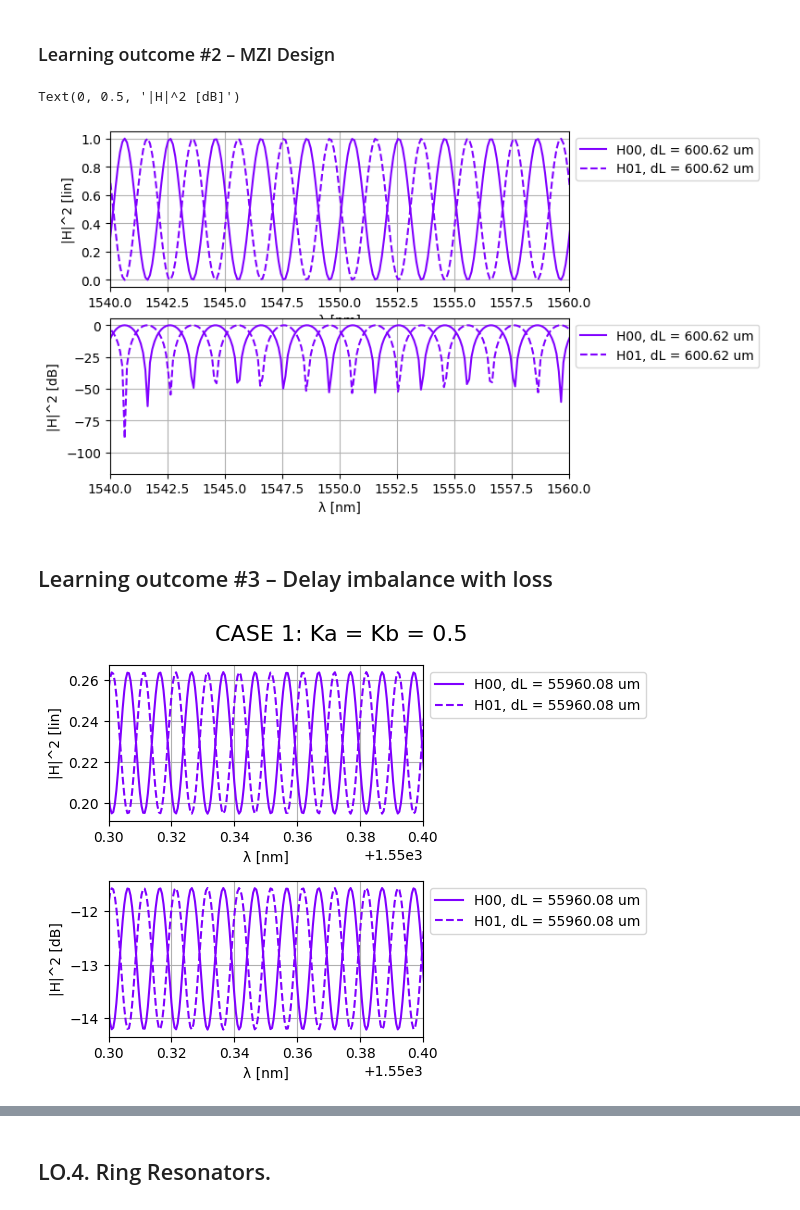
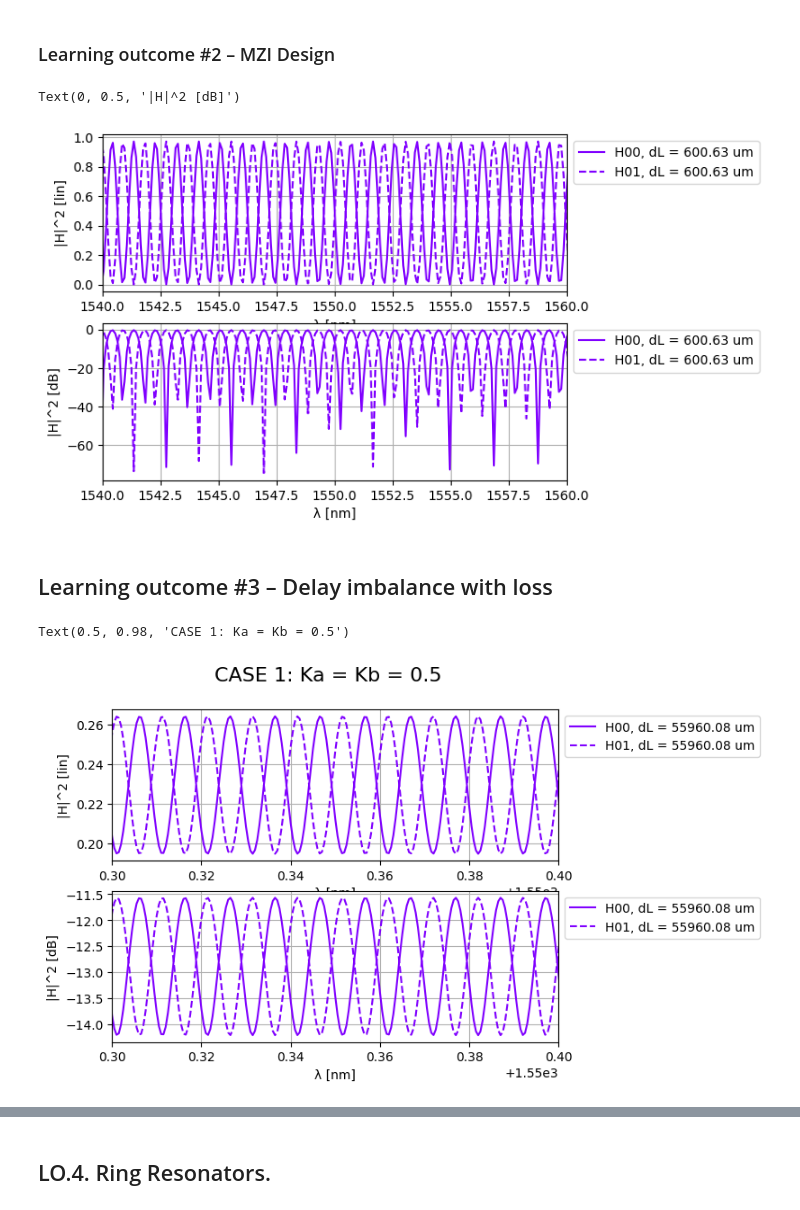
Before and after one commit to miiraandaa/cifoin-lab3, a Jupyter notebook: CIRCUITS_&_COMPACT_MODELS.ipynb, the cells around one changed output, grey strips where cells are left out. Cells and saved outputs as stored; diff of their text form; code cells hidden in the pictures.

```diff
--- a/CIRCUITS_&_COMPACT_MODELS.ipynb
+++ b/CIRCUITS_&_COMPACT_MODELS.ipynb
@@ -341,10 +341,10 @@ Text(0, 0.5, '|H|^2 [dB]')
 wl = jnp.linspace(1.50, 1.60, 1000)
 
 # Length values to simulate. We have a base length and we will vary the length of one arm using delta_l_v
-FSR_lambda= 2 * 10**3
+FSR_lambda= 2 * 10**-3
 neff=1.6072
 ng=2.0
-Lambda=1550
+Lambda=1.55
 delta_l_v = np.array([(Lambda**2)/(FSR_lambda * ng)])
 l_base = 10.0
 
@@ -384,7 +384,7 @@ ax[0].set_ylabel("|H|^2 [lin]")
 ax[1].set_ylabel("|H|^2 [dB]")
 # %% [output]
 Text(0, 0.5, '|H|^2 [dB]')
-[figure, old version]
+[figure, new version]
 # %% [markdown]
 ## Learning outcome #3 – Delay imbalance with loss
 # %%
@@ -420,35 +420,36 @@ for i, delta_l in enumerate(delta_l_v):
     # First we instantiate the MZI with the desired lengths
     mzi_test = mzi(
         wl=wl,
         wvg_S={"length": l_base, "neff": n_eff, "ng": n_g, "D": d, "loss": loss},
         wvg_N={"length": l_base + delta_l, "neff": n_eff, "ng": n_g, "D": d, "loss": loss}
     )
     # Then we can extract the S-parameters using the port names defined in the circuit
     H00 = mzi_test["in0", "out0"]
     H01 = mzi_test["in0", "out1"]
 
     H00_dB = 20.0*jnp.log10(np.abs(H00) ** 2)
     H01_dB = 20.0*jnp.log10(np.abs(H01) ** 2)
 
     ax[0].plot(wl * 1e3, np.abs(H00)**2, linestyle="-", color=color[i], label=f"H00, dL = {delta_l:.2f} um")
     ax[0].plot(wl * 1e3, np.abs(H01)**2, linestyle="--", color=color[i], label=f"H01, dL = {delta_l:.2f} um")
 
     ax[1].plot(wl * 1e3, H00_dB, linestyle="-", color=color[i], label=f"H00, dL = {delta_l:.2f} um")
     ax[1].plot(wl * 1e3, H01_dB, linestyle="--", color=color[i], label=f"H01, dL = {delta_l:.2f} um")
 
 for i in range(0,2):
     ax[i].grid(visible=True)
     ax[i].legend(fontsize=8)
     ax[i].set_xlabel("λ [nm]")
     ax[i].set_xlim(1550.3,1550.4)
     ax[i].legend(loc='upper left', bbox_to_anchor=(1, 1))
 
 ax[0].set_ylabel("|H|^2 [lin]")
 ax[1].set_ylabel("|H|^2 [dB]")
 fig.suptitle("CASE 1: Ka = Kb = 0.5", fontsize=16)
-plt.tight_layout()
+#plt.tight_layout()
 # %% [output]
+Text(0.5, 0.98, 'CASE 1: Ka = Kb = 0.5')
-[figure, old version]
+[figure, new version]
 # %%
 # Wavelengths to simulate
 wl = jnp.arange(1.55, 1.5505, 0.0000005)
```
Also changed, not shown: parts of 10 cells of this notebook, 2 other files.
